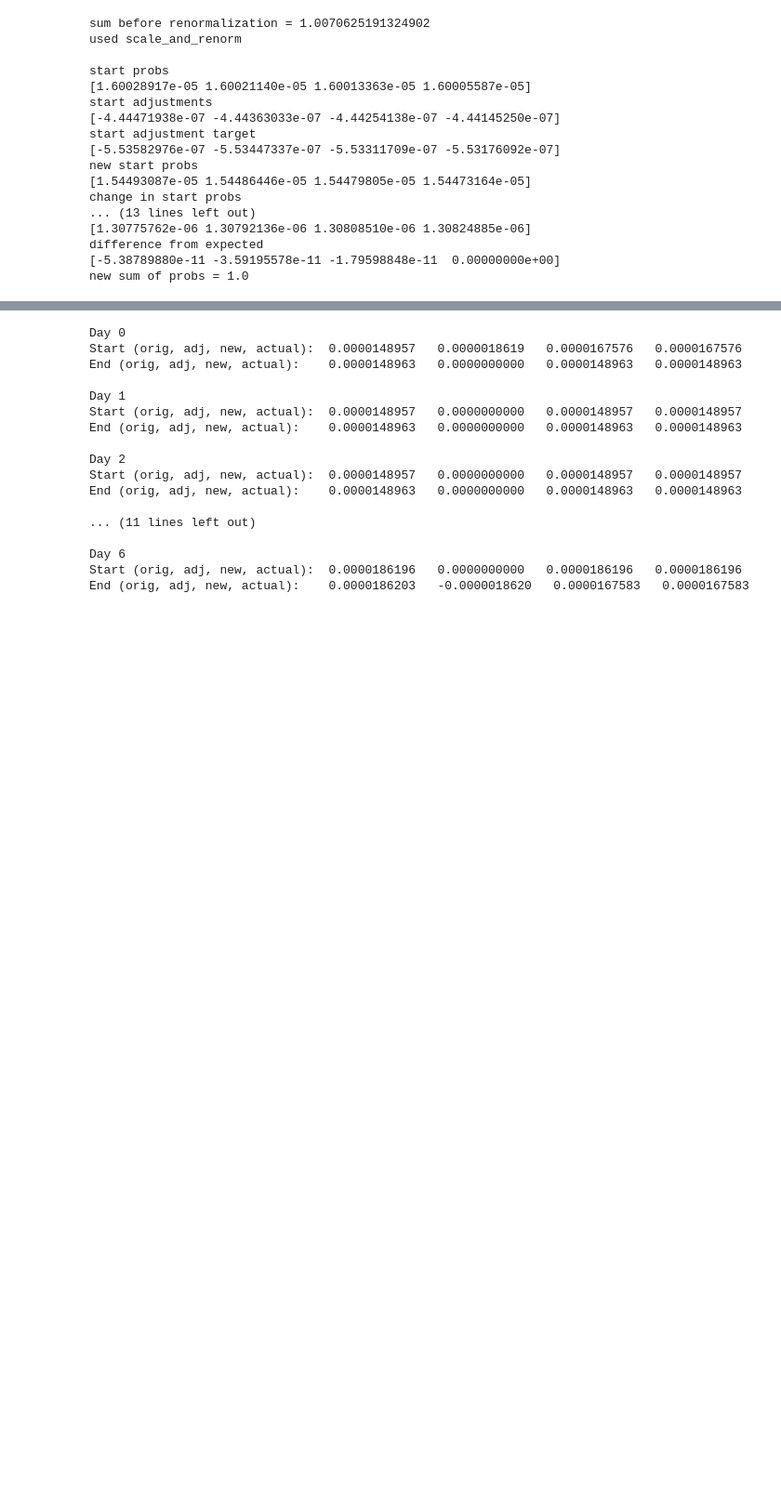
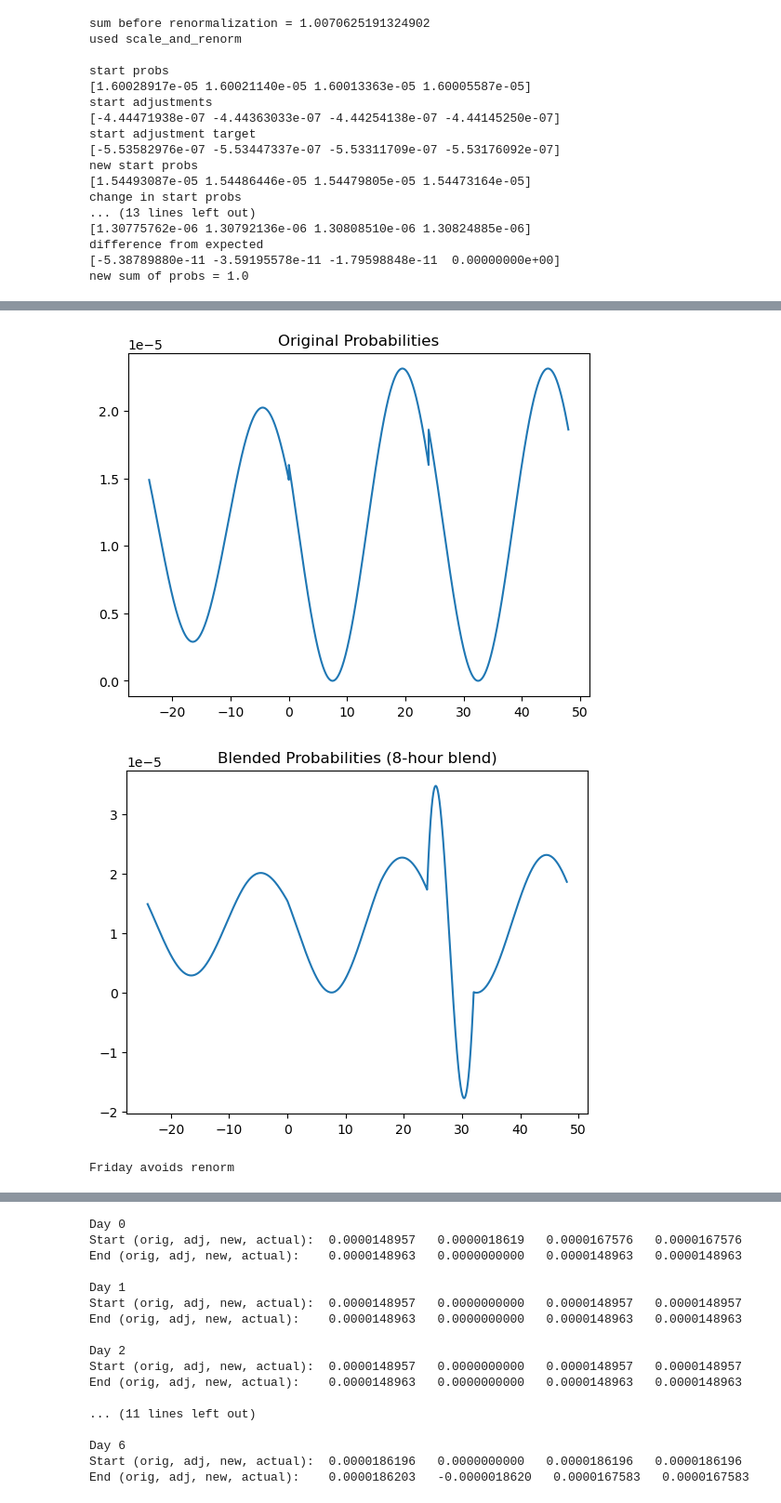
Before and after one commit to erikjhanson/ad-sims, a Jupyter notebook: activity-by-hour-notes.ipynb, the cells around one changed output, grey strips where cells are left out. Shown at 93% size. Cells and saved outputs as stored; diff of their text form; code cells hidden in the pictures; blank space fills up the shorter version.

```diff
--- a/activity-by-hour-notes.ipynb
+++ b/activity-by-hour-notes.ipynb
@@ -1103,0 +1063,57 @@ s_1 = 0.7012026299107931, s_2 = 1.1416792973928165
+# %%
+
+blend_hours = 8
+blend_seconds = int(blend_hours * SECONDS_IN_HOUR)
+
+# Option to allow renormalization of all probabilities when the start
+# and end probabilities change.
+allow_renorm = False
+
+new_daily_start_second_probs = list()
+
+for i_day_cur in range(7):
+    i_day_prev = (i_day_cur + 6) % 7
+    i_day_next = (i_day_cur + 1) % 7
+    new_probs = blend_day_start_and_end(
+        daily_start_second_probs[i_day_prev],
+        daily_start_second_probs[i_day_cur],
+        daily_start_second_probs[i_day_next],
+        blend_seconds=blend_seconds,
+        allow_renorm=allow_renorm
+    )
+    new_daily_start_second_probs.append(new_probs)
+
+
+x = np.linspace(-SECONDS_IN_DAY, 2*SECONDS_IN_DAY-1, 3*SECONDS_IN_DAY) \
+    / SECONDS_IN_HOUR
+
+y1 = np.concatenate(daily_start_second_probs[3:6])
+
+plot_fn(x, y1, title="Original Probabilities")
+
+
+y2 = np.concatenate(new_daily_start_second_probs[3:6])
+
+plot_fn(x, y2, title=f"Blended Probabilities ({blend_hours}-hour blend)")
+
+
+n_seconds_around_day_end = 1800
+
+x3 = np.array([n/60 for n in range(-n_seconds_around_day_end, n_seconds_around_day_end)])
+y3a = y2[
+    SECONDS_IN_DAY-n_seconds_around_day_end
+    : SECONDS_IN_DAY+n_seconds_around_day_end
+]
+y3b = y2[
+    2*SECONDS_IN_DAY-n_seconds_around_day_end
+    : 2*SECONDS_IN_DAY+n_seconds_around_day_end
+]
+
+
+print("Friday scaled for renorm" if allow_renorm else "Friday avoids renorm")
+plot_fn(x3, y3a, title=f"Start of Day Blended Probabilities ({blend_hours}-hour blend)")
+plot_fn(x3, y3b, title=f"End of Day Blended Probabilities ({blend_hours}-hour blend)")
+# %% [output]
+[figure, added]
+[figure, added]
+Friday avoids renorm
```
Also changed, not shown: parts of 7 cells of this notebook.
